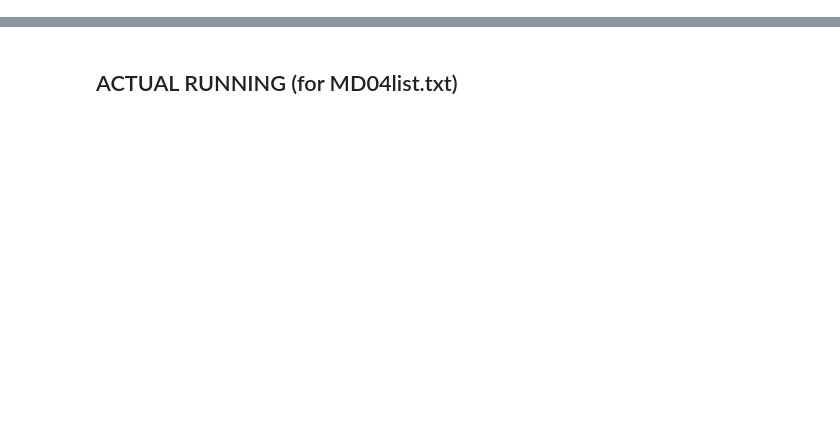
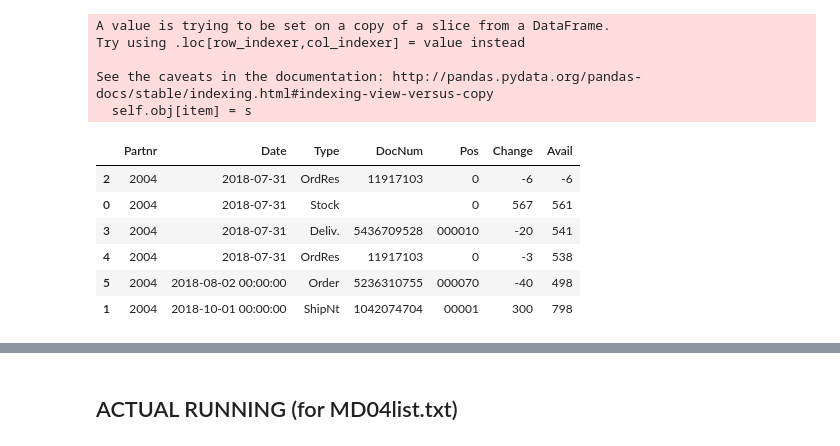
Before and after one commit to bbk0529/MD04, a Jupyter notebook: MD04 Parser.ipynb, the cells around one changed output, grey strips where cells are left out. Cells and saved outputs as stored; diff of their text form; code cells hidden in the pictures; blank space fills up the shorter version.

```diff
--- a/MD04 Parser.ipynb
+++ b/MD04 Parser.ipynb
@@ -10,7 +270,0 @@ from md04_func import *
-# %%
-total=[]
-filelist=[]
-md04=parsingDoc(fileRead("6844_0481"))
-PD=pd.DataFrame(md04["data"], columns=md04["header"])
-df=PD.iloc[:,0:7]
-total.append(pd.DataFrame(fehaParser(df), columns=header))
@@ -55,0 +336,2 @@ pd.DataFrame(total[0])
+# %%
+result=unitParser("2004")
@@ -55,0 +347,20 @@ pd.DataFrame(total[0])
+# %%
+result[3][result[3].Date<datetime.now()].loc[:,'Date'] = datetime.now().strftime('%Y-%m-%d')
+# %% [output]
+A value is trying to be set on a copy of a slice from a DataFrame.
+Try using .loc[row_indexer,col_indexer] = value instead
+
+See the caveats in the documentation: http://pandas.pydata.org/pandas-docs/stable/indexing.html#indexing-view-versus-copy
+  self.obj[item] = s
+# %%
+result[3].loc[result[3].Date<datetime.now(), 'Date']=  datetime.now().strftime('%Y-%m-%d')
+# %%
+result[3]
+# %% [output]
+|  | Partnr | Date | Type | DocNum | Pos | Change | Avail |
+| 2 | 2004 | 2018-07-31 | OrdRes | 11917103 | 0 | -6 | -6 |
+| 0 | 2004 | 2018-07-31 | Stock |  | 0 | 567 | 561 |
+| 3 | 2004 | 2018-07-31 | Deliv. | 5436709528 | 000010 | -20 | 541 |
+| 4 | 2004 | 2018-07-31 | OrdRes | 11917103 | 0 | -3 | 538 |
+| 5 | 2004 | 2018-08-02 00:00:00 | Order | 5236310755 | 000070 | -40 | 498 |
+| 1 | 2004 | 2018-10-01 00:00:00 | ShipNt | 1042074704 | 00001 | 300 | 798 |
```
Also changed, not shown: parts of 30 cells of this notebook, 1 other file.
